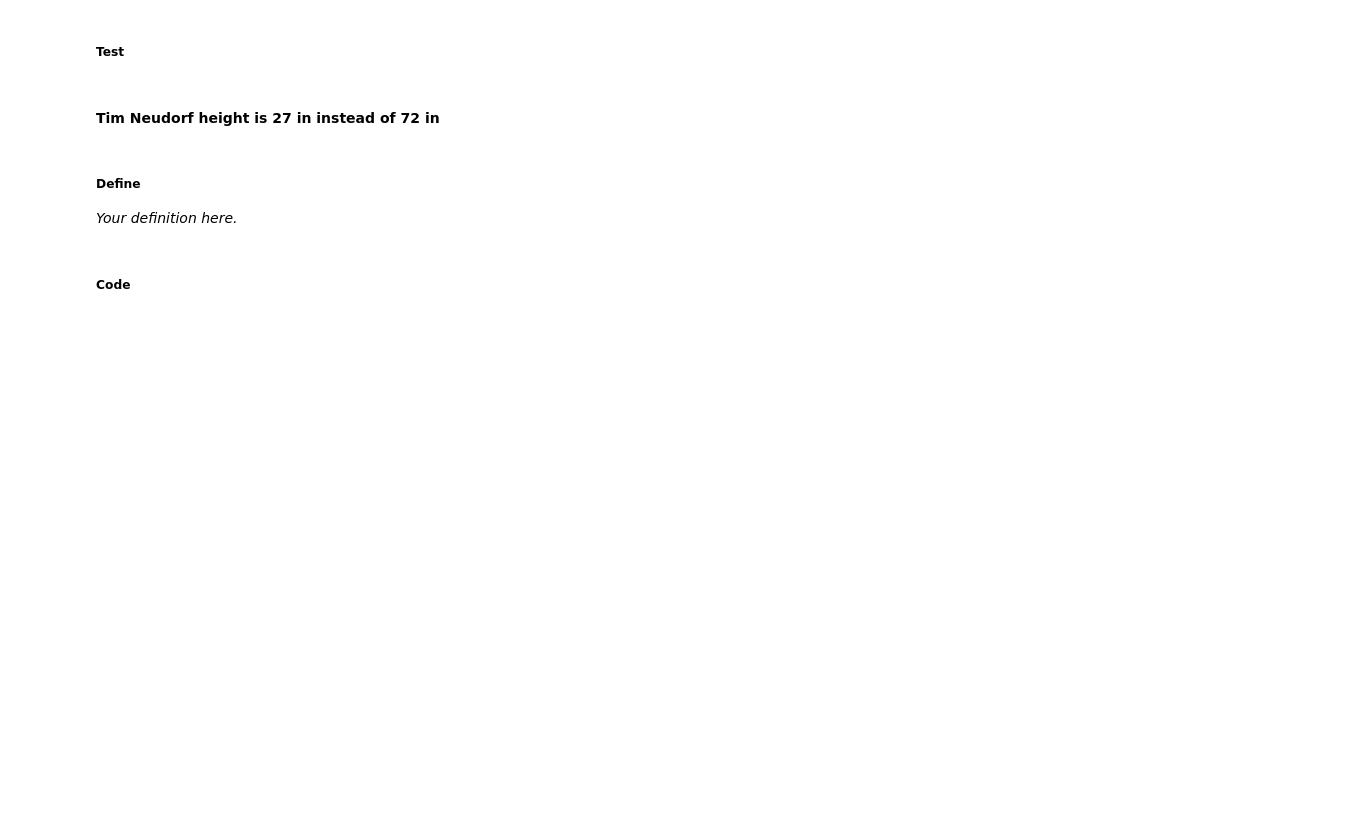
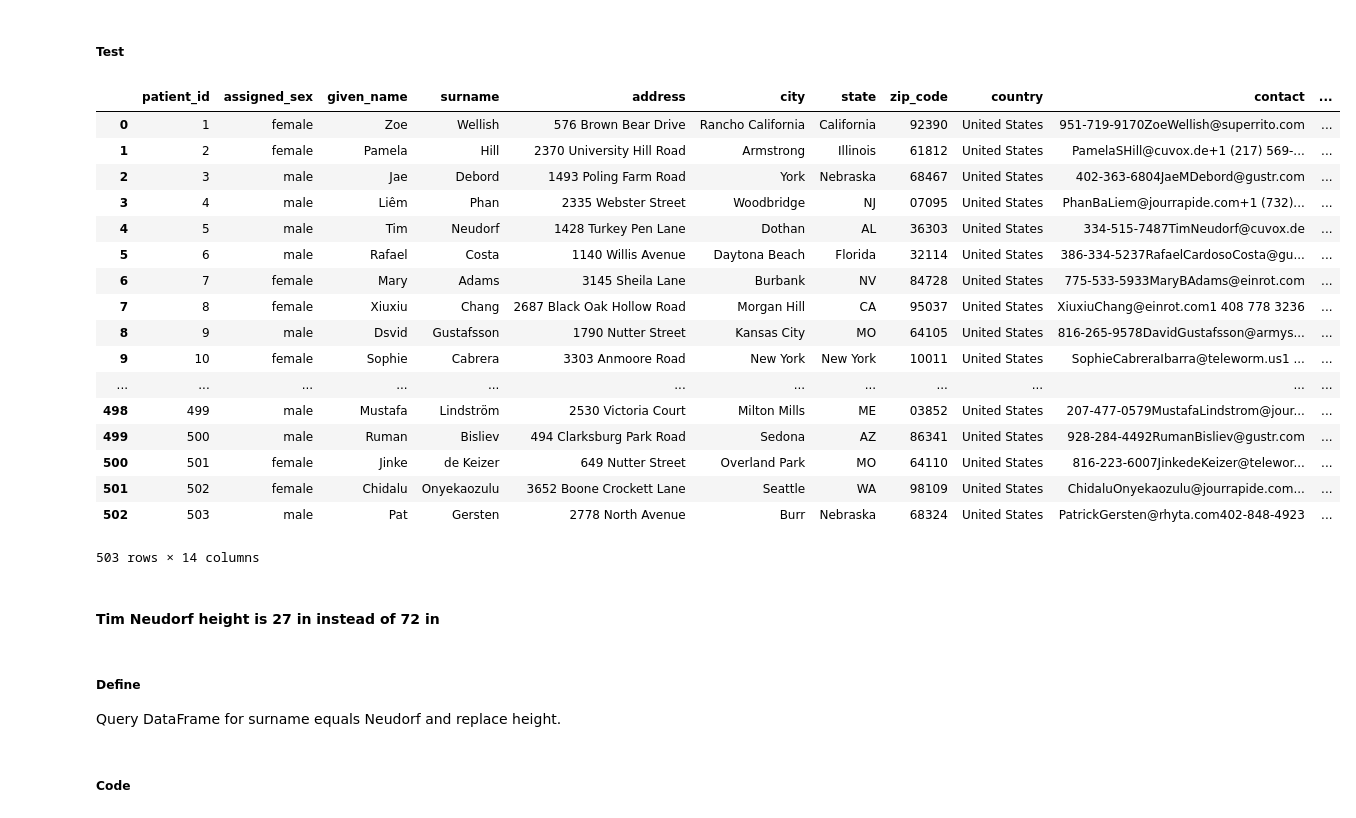
Before and after one commit to thaysmartinez/learning, a Jupyter notebook: cleaning/cleaning-student.ipynb, the cells around one changed output. Cells and saved outputs as stored; diff of their text form; code cells hidden in the pictures; blank space fills up the shorter version.

```diff
--- a/cleaning/cleaning-student.ipynb
+++ b/cleaning/cleaning-student.ipynb
@@ -513,12 +665,38 @@ df_test
+# %%
+# Convert float to string and remove .0 from string
+patients_clean['zip_code'] = patients_clean['zip_code'].astype(str).str.replace(r'\.0', '')
+
+# Pad leading zero to zip code colum
+patients_clean['zip_code'] = [str(i).rjust(5, '0') for i in patients_clean['zip_code']]
 # %% [markdown]
 ##### Test
 # %%
 # Your testing code here
+patients_clean
+# %% [output]
+|  | patient_id | assigned_sex | given_name | surname | address | city | state | zip_code | country | contact | ... |
+| 0 | 1 | female | Zoe | Wellish | 576 Brown Bear Drive | Rancho California | California | 92390 | United States | 951-719-9170ZoeWellish@superrito.com | ... |
+| 1 | 2 | female | Pamela | Hill | 2370 University Hill Road | Armstrong | Illinois | 61812 | United States | PamelaSHill@cuvox.de+1 (217) 569-... | ... |
+| 2 | 3 | male | Jae | Debord | 1493 Poling Farm Road | York | Nebraska | 68467 | United States | 402-363-6804JaeMDebord@gustr.com | ... |
+| 3 | 4 | male | Liêm | Phan | 2335 Webster Street | Woodbridge | NJ | 07095 | United States | PhanBaLiem@jourrapide.com+1 (732)... | ... |
+| 4 | 5 | male | Tim | Neudorf | 1428 Turkey Pen Lane | Dothan | AL | 36303 | United States | 334-515-7487TimNeudorf@cuvox.de | ... |
+| 5 | 6 | male | Rafael | Costa | 1140 Willis Avenue | Daytona Beach | Florida | 32114 | United States | 386-334-5237RafaelCardosoCosta@gu... | ... |
+| 6 | 7 | female | Mary | Adams | 3145 Sheila Lane | Burbank | NV | 84728 | United States | 775-533-5933MaryBAdams@einrot.com | ... |
+| 7 | 8 | female | Xiuxiu | Chang | 2687 Black Oak Hollow Road | Morgan Hill | CA | 95037 | United States | XiuxiuChang@einrot.com1 408 778 3236 | ... |
+| 8 | 9 | male | Dsvid | Gustafsson | 1790 Nutter Street | Kansas City | MO | 64105 | United States | 816-265-9578DavidGustafsson@armys... | ... |
+| 9 | 10 | female | Sophie | Cabrera | 3303 Anmoore Road | New York | New York | 10011 | United States | SophieCabreraIbarra@teleworm.us1 ... | ... |
+| ... | ... | ... | ... | ... | ... | ... | ... | ... | ... | ... | ... |
+| 498 | 499 | male | Mustafa | Lindström | 2530 Victoria Court | Milton Mills | ME | 03852 | United States | 207-477-0579MustafaLindstrom@jour... | ... |
+| 499 | 500 | male | Ruman | Bisliev | 494 Clarksburg Park Road | Sedona | AZ | 86341 | United States | 928-284-4492RumanBisliev@gustr.com | ... |
+| 500 | 501 | female | Jinke | de Keizer | 649 Nutter Street | Overland Park | MO | 64110 | United States | 816-223-6007JinkedeKeizer@telewor... | ... |
+| 501 | 502 | female | Chidalu | Onyekaozulu | 3652 Boone Crockett Lane | Seattle | WA | 98109 | United States | ChidaluOnyekaozulu@jourrapide.com... | ... |
+| 502 | 503 | male | Pat | Gersten | 2778 North Avenue | Burr | Nebraska | 68324 | United States | PatrickGersten@rhyta.com402-848-4923 | ... |
+503 rows × 14 columns
 # %% [markdown]
 #### Tim Neudorf height is 27 in instead of 72 in
-# %% [markdown]
-##### Define
-*Your definition here.*
+# %% [markdown]
+##### Define
+Query DataFrame for surname equals Neudorf and replace height.
 # %% [markdown]
 ##### Code
 # %%
```
Also changed, not shown: parts of 23 cells of this notebook.
